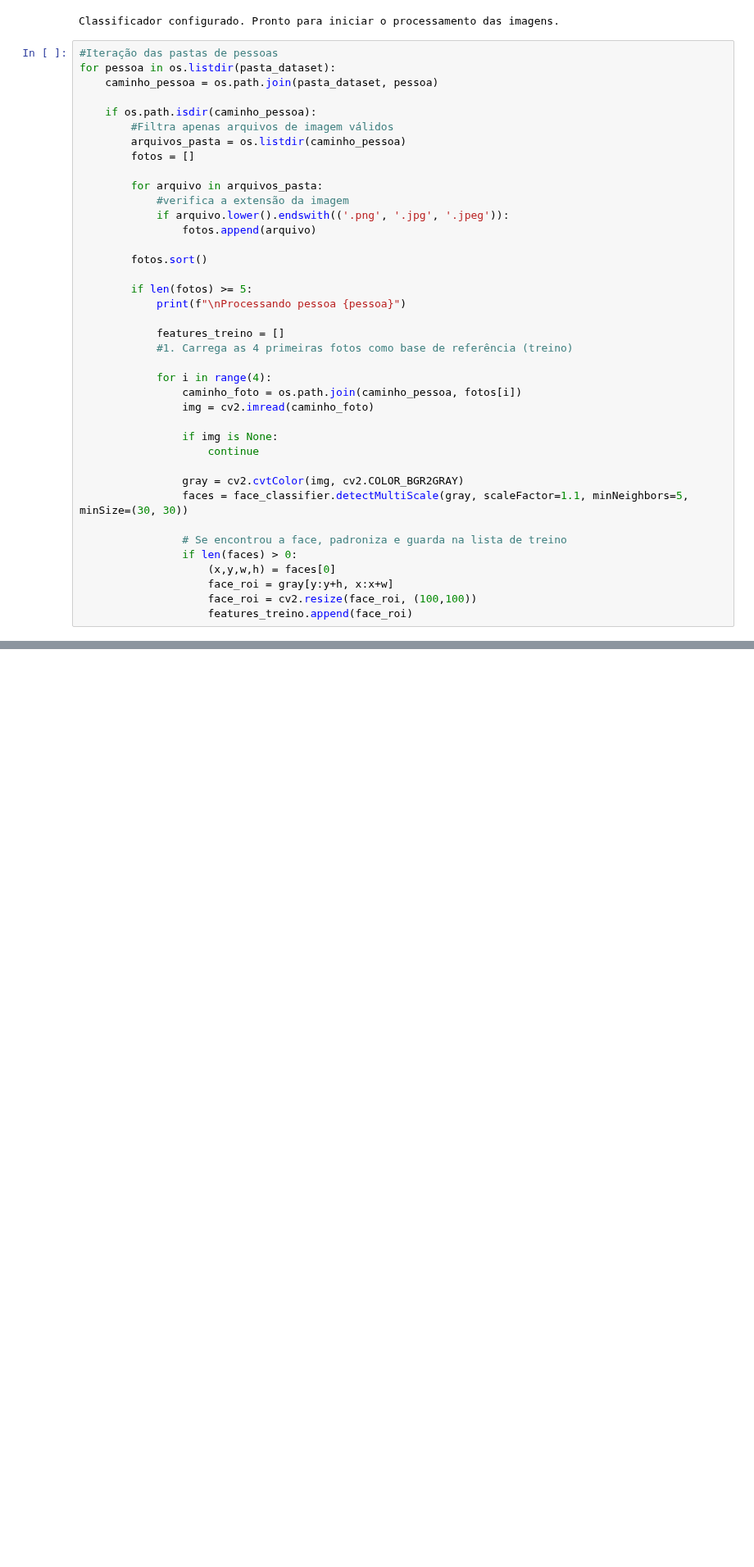
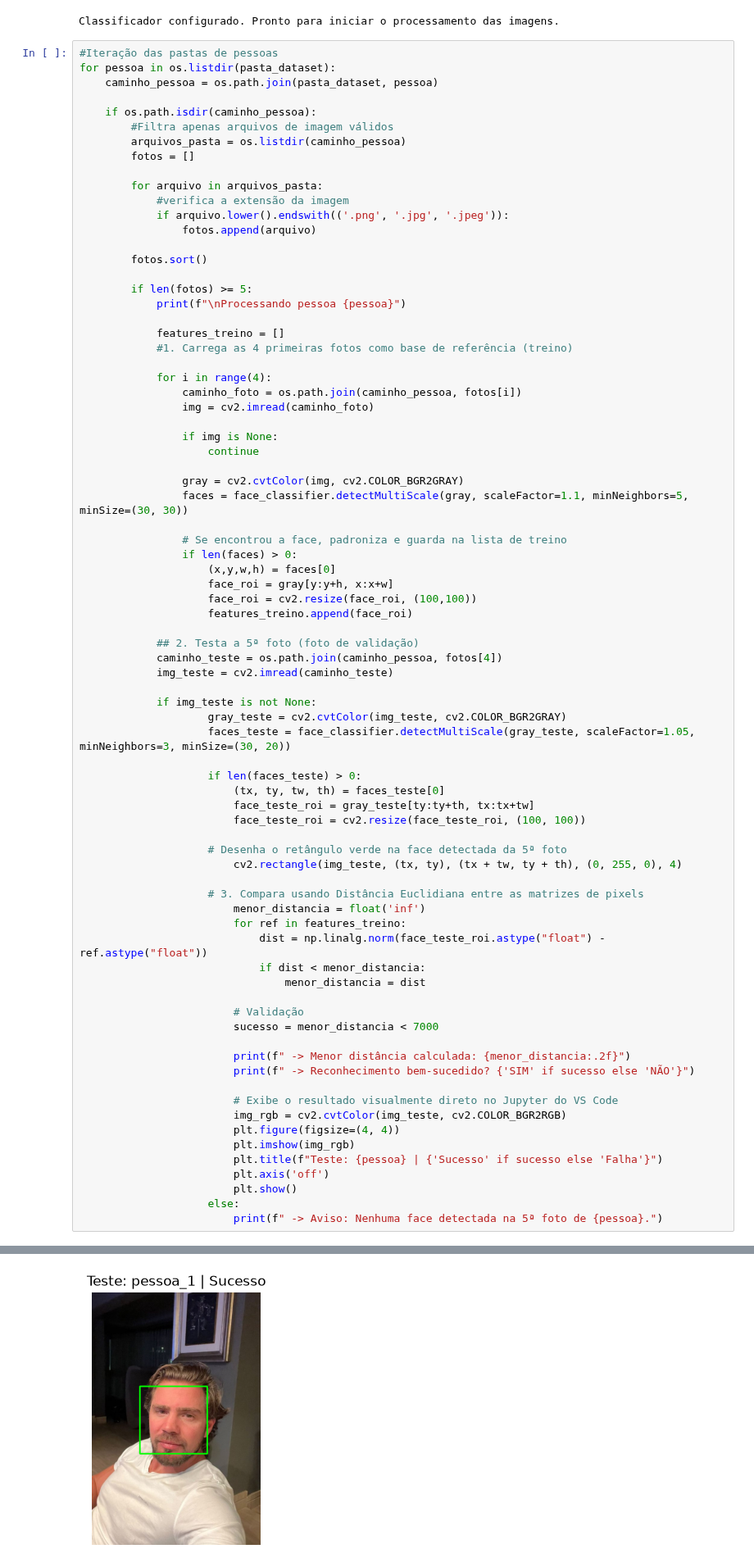
Before and after one commit to Biihz/facial-recognition-distribution-centers, a Jupyter notebook: atividade.ipynb, the cells around one changed output, grey strips where cells are left out. Shown at 82% size. Drawn from its saved outputs; the diff is of its cells as text; blank space fills up the shorter version.

```diff
--- a/atividade.ipynb
+++ b/atividade.ipynb
@@ -60,3 +60,43 @@ for pessoa in os.listdir(pasta_dataset):
                     face_roi = gray[y:y+h, x:x+w]
                     face_roi = cv2.resize(face_roi, (100,100))
                     features_treino.append(face_roi)
+
+            ## 2. Testa a 5ª foto (foto de validação)
+            caminho_teste = os.path.join(caminho_pessoa, fotos[4])
+            img_teste = cv2.imread(caminho_teste)
+
+            if img_teste is not None:
+                    gray_teste = cv2.cvtColor(img_teste, cv2.COLOR_BGR2GRAY)
+                    faces_teste = face_classifier.detectMultiScale(gray_teste, scaleFactor=1.05, minNeighbors=3, minSize=(30, 20))
+
+                    if len(faces_teste) > 0:
+                        (tx, ty, tw, th) = faces_teste[0]
+                        face_teste_roi = gray_teste[ty:ty+th, tx:tx+tw]
+                        face_teste_roi = cv2.resize(face_teste_roi, (100, 100))
+
+                    # Desenha o retângulo verde na face detectada da 5ª foto
+                        cv2.rectangle(img_teste, (tx, ty), (tx + tw, ty + th), (0, 255, 0), 4)
+
+                    # 3. Compara usando Distância Euclidiana entre as matrizes de pixels
+                        menor_distancia = float('inf')
+                        for ref in features_treino:
+                            dist = np.linalg.norm(face_teste_roi.astype("float") - ref.astype("float"))
+                            if dist < menor_distancia:
+                                menor_distancia = dist
+
+                        # Validação
+                        sucesso = menor_distancia < 7000
+
+                        print(f" -> Menor distância calculada: {menor_distancia:.2f}")
+                        print(f" -> Reconhecimento bem-sucedido? {'SIM' if sucesso else 'NÃO'}")
+
+                        # Exibe o resultado visualmente direto no Jupyter do VS Code
+                        img_rgb = cv2.cvtColor(img_teste, cv2.COLOR_BGR2RGB)
+                        plt.figure(figsize=(4, 4))
+                        plt.imshow(img_rgb)
+                        plt.title(f"Teste: {pessoa} | {'Sucesso' if sucesso else 'Falha'}")
+                        plt.axis('off')
+                        plt.show()
+                    else:
+                        print(f" -> Aviso: Nenhuma face detectada na 5ª foto de {pessoa}.")
+# %% [output]
@@ -62,0 +106 @@ for pessoa in os.listdir(pasta_dataset):
+[figure, added]
```
Also changed, not shown: parts of 1 cell of this notebook, 30 other files.
